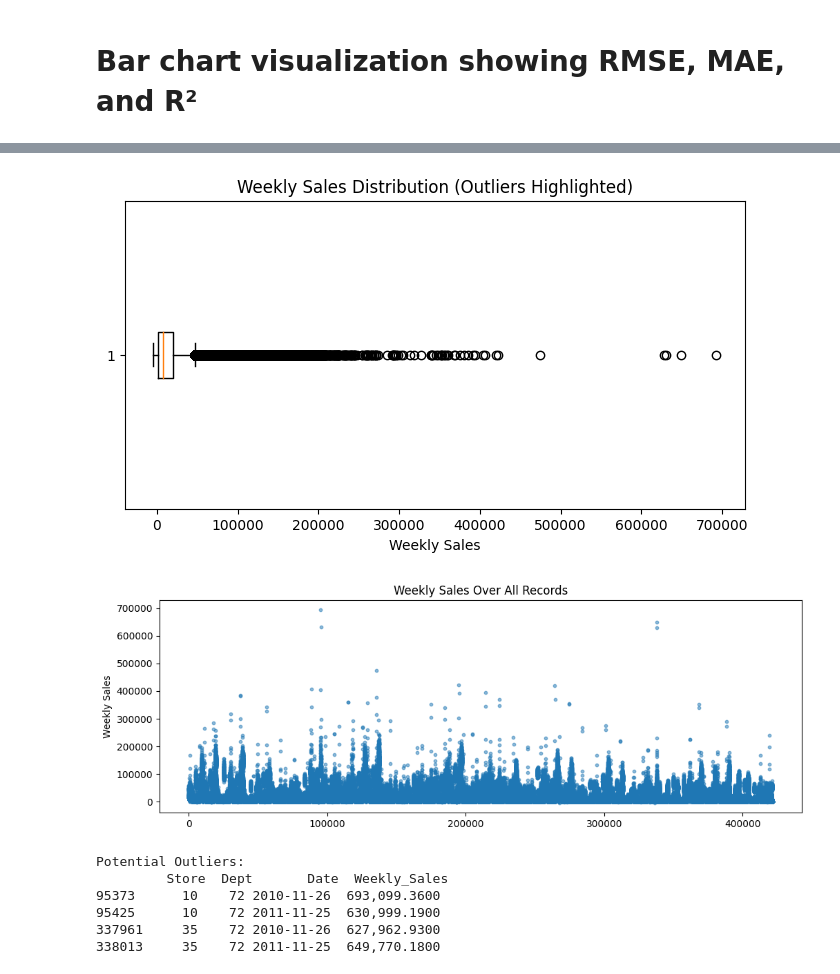
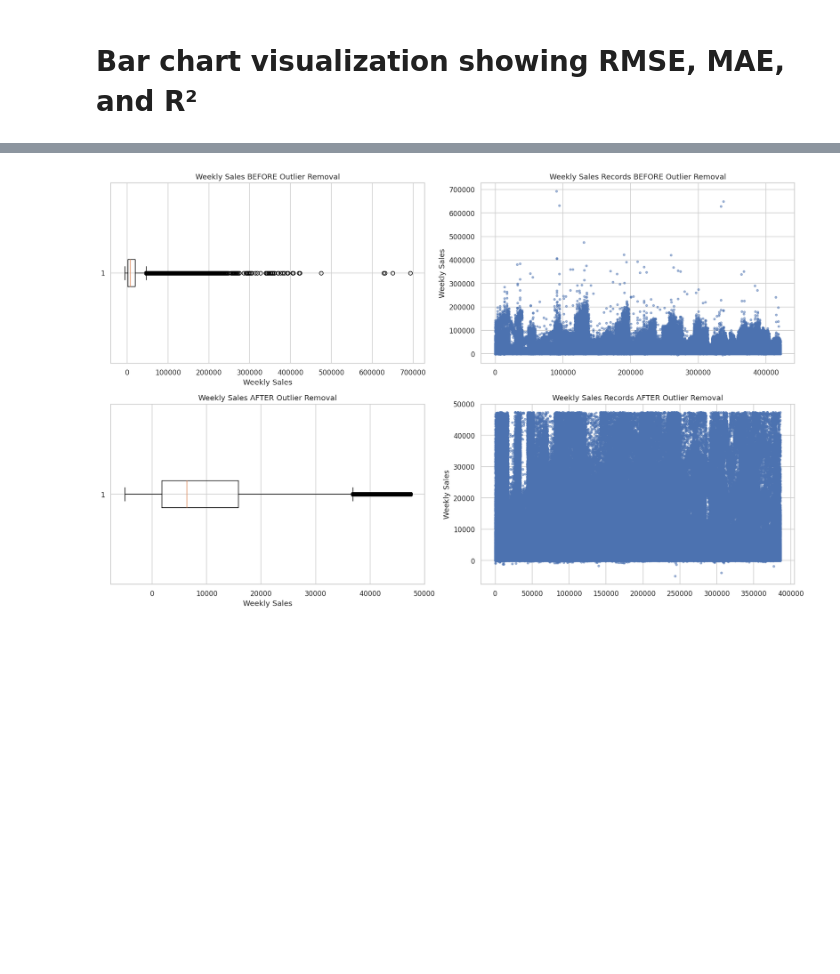
Before and after one commit to Hasan-Mahmud-25/-Deploy-the-ML-Model, a Jupyter notebook: walmart-store-sales-forecasting-ml.ipynb, the cells around one changed output, grey strips where cells are left out. Saved outputs shown, nothing was run; the diff lists cells and outputs as text; code cells hidden in the pictures; blank space fills up the shorter version.

Commit message:
Kaggle Notebook | Walmart Store Sales Forecasting ML | Version 2

```diff
--- a/walmart-store-sales-forecasting-ml.ipynb
+++ b/walmart-store-sales-forecasting-ml.ipynb
@@ -306,11 +280,0 @@ np.random.seed(RANDOM_STATE)
-# %%
-# Kaggle paths
-train_path = '/kaggle/input/walmart-store-sales-forecasting/train.csv'
-stores_path = '/kaggle/input/walmart-store-sales-forecasting/stores.csv'
-features_path = '/kaggle/input/walmart-store-sales-forecasting/features.csv'
-
-train = pd.read_csv(train_path, parse_dates=['Date'])
-stores = pd.read_csv(stores_path)
-features = pd.read_csv(features_path, parse_dates=['Date'])
-
-df = train.merge(stores, on='Store', how='left').merge(features, on=['Store','Date'], how='left')
@@ -523,32 +283,41 @@ LightGBM 2,537.6108 1,245.8446 0.9865
-# %%
-import matplotlib.pyplot as plt
-
-# Boxplot
-plt.figure(figsize=(8,4))
-plt.boxplot(df['Weekly_Sales'], vert=False)
-plt.title('Weekly Sales Distribution (Outliers Highlighted)')
-plt.xlabel('Weekly Sales')
-plt.show()
-
-# Scatter plot to see extreme points
-plt.figure(figsize=(12,4))
-plt.scatter(range(len(df)), df['Weekly_Sales'], s=10, alpha=0.5)
-plt.title('Weekly Sales Over All Records')
-plt.ylabel('Weekly Sales')
-plt.show()
-
-# Optional: Show the outlier rows
-outliers = df[df['Weekly_Sales'] > 500_000]
-print("Potential Outliers:\n", outliers[['Store','Dept','Date','Weekly_Sales']])
-# %% [output]
-[figure, removed]
-[figure, removed]
-Potential Outliers:
-         Store  Dept       Date  Weekly_Sales
-95373      10    72 2010-11-26  693,099.3600
-95425      10    72 2011-11-25  630,999.1900
-337961     35    72 2010-11-26  627,962.9300
-338013     35    72 2011-11-25  649,770.1800
+# %%
+import matplotlib.pyplot as plt
+
+# Remove outliers using IQR
+Q1 = df['Weekly_Sales'].quantile(0.25)
+Q3 = df['Weekly_Sales'].quantile(0.75)
+IQR = Q3 - Q1
+df_no_outliers = df[(df['Weekly_Sales'] >= Q1 - 1.5*IQR) & (df['Weekly_Sales'] <= Q3 + 1.5*IQR)]
+
+# Combined figure
+fig, axes = plt.subplots(2, 2, figsize=(16, 10))
+
+# ------------------------
+# Boxplots
+# ------------------------
+axes[0,0].boxplot(df['Weekly_Sales'], vert=False)
+axes[0,0].set_title('Weekly Sales BEFORE Outlier Removal')
+axes[0,0].set_xlabel('Weekly Sales')
+
+axes[1,0].boxplot(df_no_outliers['Weekly_Sales'], vert=False)
+axes[1,0].set_title('Weekly Sales AFTER Outlier Removal')
+axes[1,0].set_xlabel('Weekly Sales')
+
+# ------------------------
+# Scatter plots
+# ------------------------
+axes[0,1].scatter(range(len(df)), df['Weekly_Sales'], s=10, alpha=0.5)
+axes[0,1].set_title('Weekly Sales Records BEFORE Outlier Removal')
+axes[0,1].set_ylabel('Weekly Sales')
+
+axes[1,1].scatter(range(len(df_no_outliers)), df_no_outliers['Weekly_Sales'], s=10, alpha=0.5)
+axes[1,1].set_title('Weekly Sales Records AFTER Outlier Removal')
+axes[1,1].set_ylabel('Weekly Sales')
+
+plt.tight_layout()
+plt.show()
+# %% [output]
+[figure, added]
 # %%
 import pandas as pd
 import numpy as np
```
Also changed, not shown: parts of 28 cells of this notebook.
